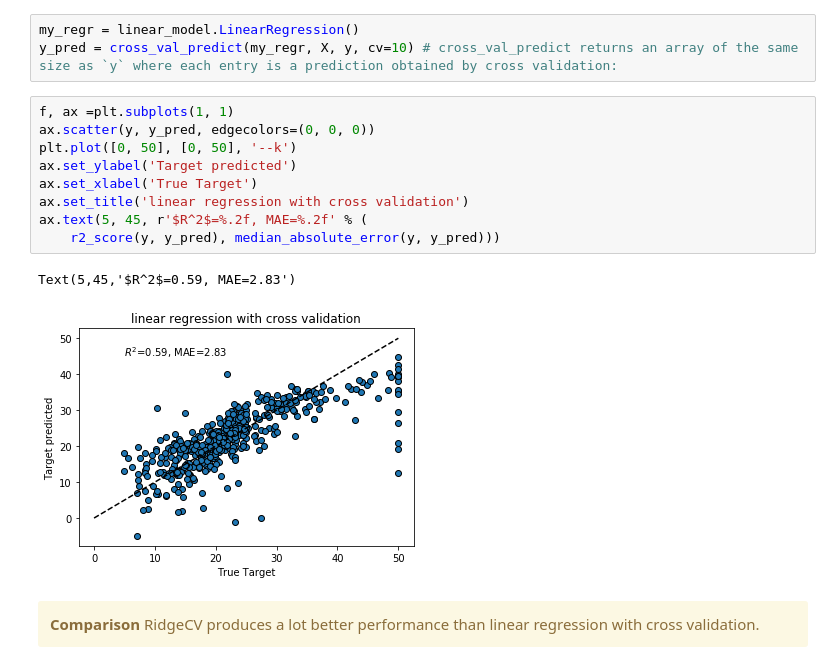
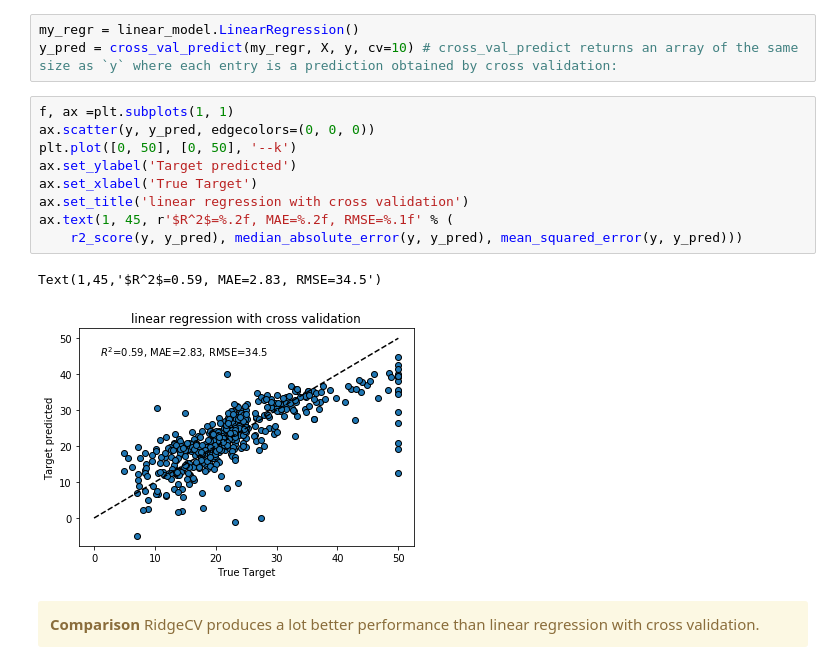
Before and after one commit to magicmathmandarin/PythonBasics, a Jupyter notebook: regression/Linear_Regression.ipynb, the cells around one changed output. Drawn from its saved outputs; the diff is of its cells as text.

```diff
--- a/regression/Linear_Regression.ipynb
+++ b/regression/Linear_Regression.ipynb
@@ -241,14 +254,14 @@ y_pred = cross_val_predict(my_regr, X, y, cv=10) # cross_val_predict returns an
 # %%
 f, ax =plt.subplots(1, 1)
 ax.scatter(y, y_pred, edgecolors=(0, 0, 0))
 plt.plot([0, 50], [0, 50], '--k')
 ax.set_ylabel('Target predicted')
 ax.set_xlabel('True Target')
 ax.set_title('linear regression with cross validation')
-ax.text(5, 45, r'$R^2$=%.2f, MAE=%.2f' % (
-    r2_score(y, y_pred), median_absolute_error(y, y_pred)))
+ax.text(1, 45, r'$R^2$=%.2f, MAE=%.2f, RMSE=%.1f' % (
+    r2_score(y, y_pred), median_absolute_error(y, y_pred), mean_squared_error(y, y_pred)))
 # %% [output]
-Text(5,45,'$R^2$=0.59, MAE=2.83')
+Text(1,45,'$R^2$=0.59, MAE=2.83, RMSE=34.5')
-[figure, old version]
+[figure, new version]
 # %% [markdown]
 <div class="alert alert-block alert-warning"><b>Comparison </b> RidgeCV produces a lot better performance than linear regression with cross validation.</div>
```
Also changed, not shown: parts of 17 cells of this notebook.
